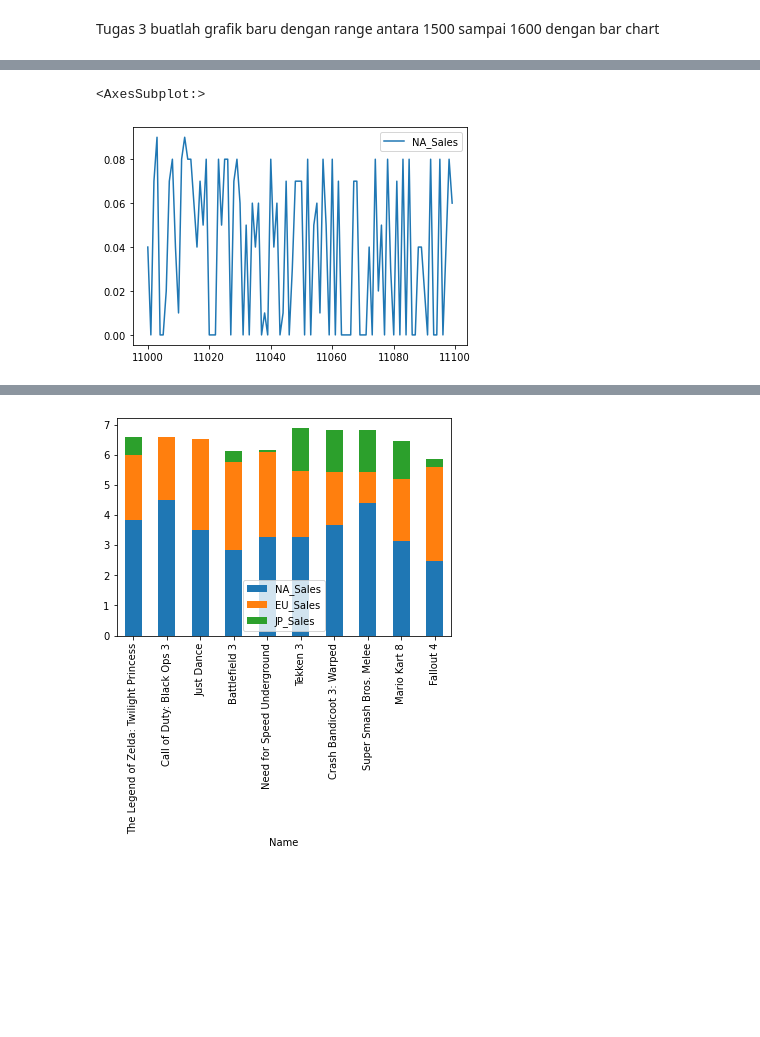
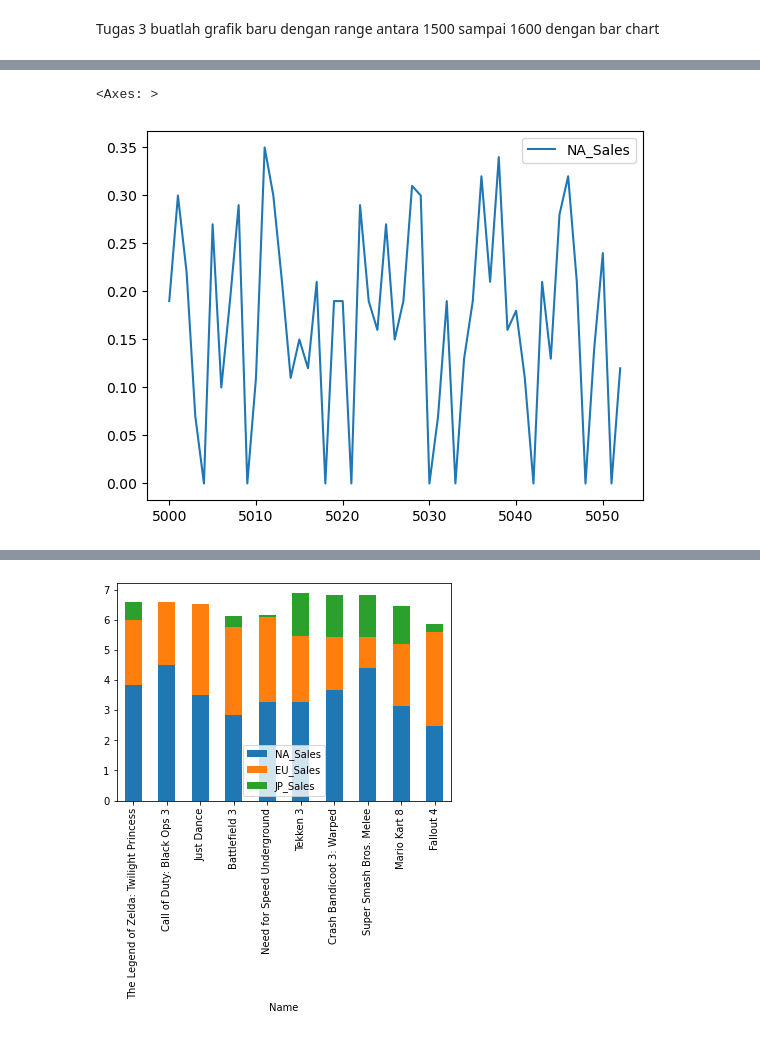
Before and after one commit to wirarama/bigdata2022, a Jupyter notebook: pandasTutorialBigData.ipynb, the cells around one changed output, grey strips where cells are left out. Saved outputs shown, nothing was run; the diff lists cells and outputs as text; code cells hidden in the pictures; blank space fills up the shorter version.

```diff
--- a/pandasTutorialBigData.ipynb
+++ b/pandasTutorialBigData.ipynb
@@ -360,8 +387,8 @@ df[['NA_Sales','EU_Sales','JP_Sales']].plot()
 # %%
-df[['NA_Sales']].iloc[11000:11100].plot()
+df[['NA_Sales']].iloc[5000:5053].plot()
 # %% [output]
-<AxesSubplot:>
+<Axes: >
-[figure, old version]
+[figure, new version]
 # %%
 ax = df.iloc[100:110].plot.bar(y=['NA_Sales','EU_Sales','JP_Sales'], x='Name')
 # %% [output]
```
Also changed, not shown: parts of 33 cells of this notebook, 5 other files.
